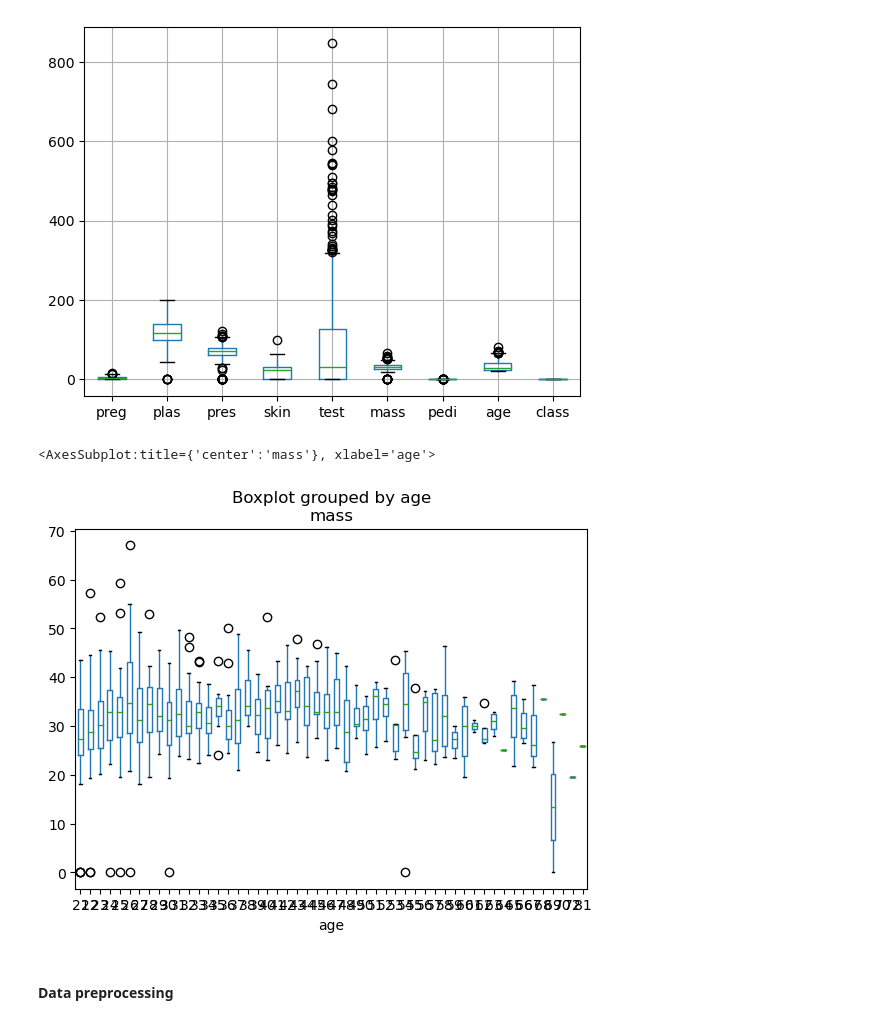
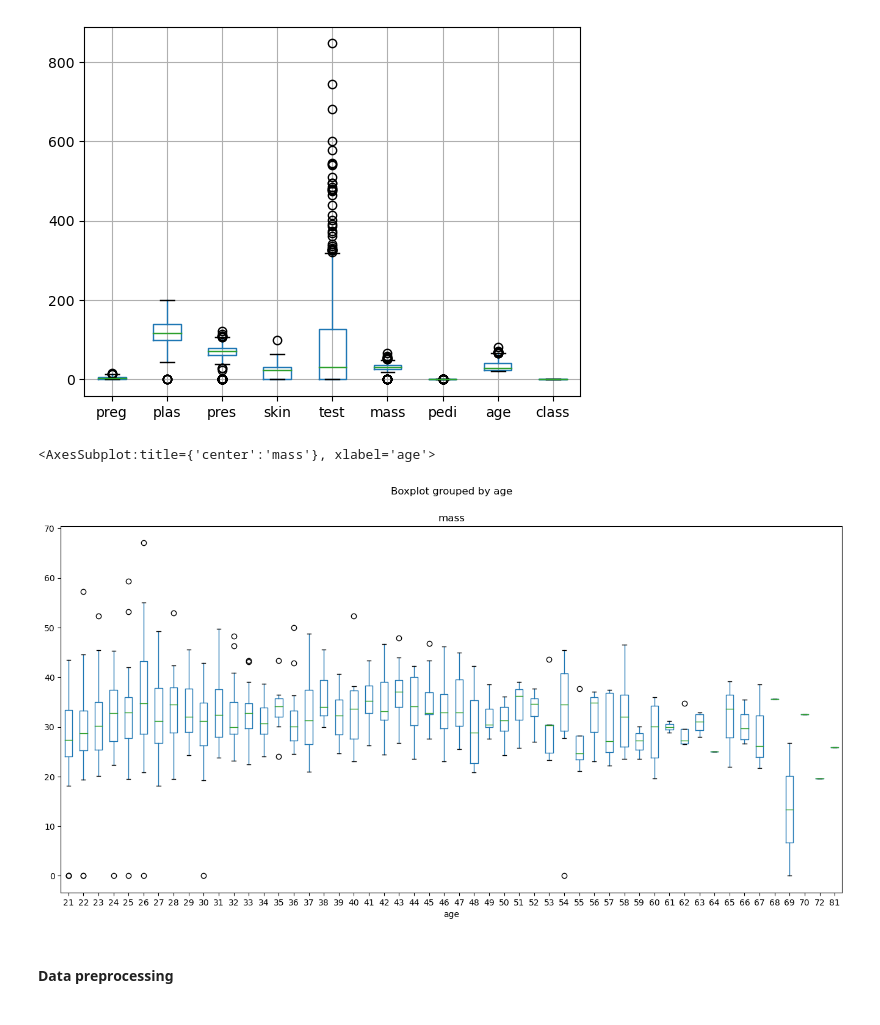
Before and after one commit to BhavanaMP/Data-Science, a Jupyter notebook: Code/1. Basics of ML workflow.ipynb, the cells around one changed output. Saved outputs shown, nothing was run; the diff lists cells and outputs as text; code cells hidden in the pictures.

```diff
--- a/Code/1. Basics of ML workflow.ipynb
+++ b/Code/1. Basics of ML workflow.ipynb
@@ -220,10 +200,10 @@ pdplt.boxplot(url_data)
 <AxesSubplot:>
 [figure]
 # %%
-url_data.boxplot(by='age', column=['mass'], grid = False)
+url_data.boxplot(by='age', column=['mass'], grid = False, figsize=(16, 8))
 # %% [output]
 <AxesSubplot:title={'center':'mass'}, xlabel='age'>
-[figure, old version]
+[figure, new version]
 # %% [markdown]
 #### Data preprocessing
 # %%
```
Also changed, not shown: parts of 15 cells of this notebook, 42 other files.
